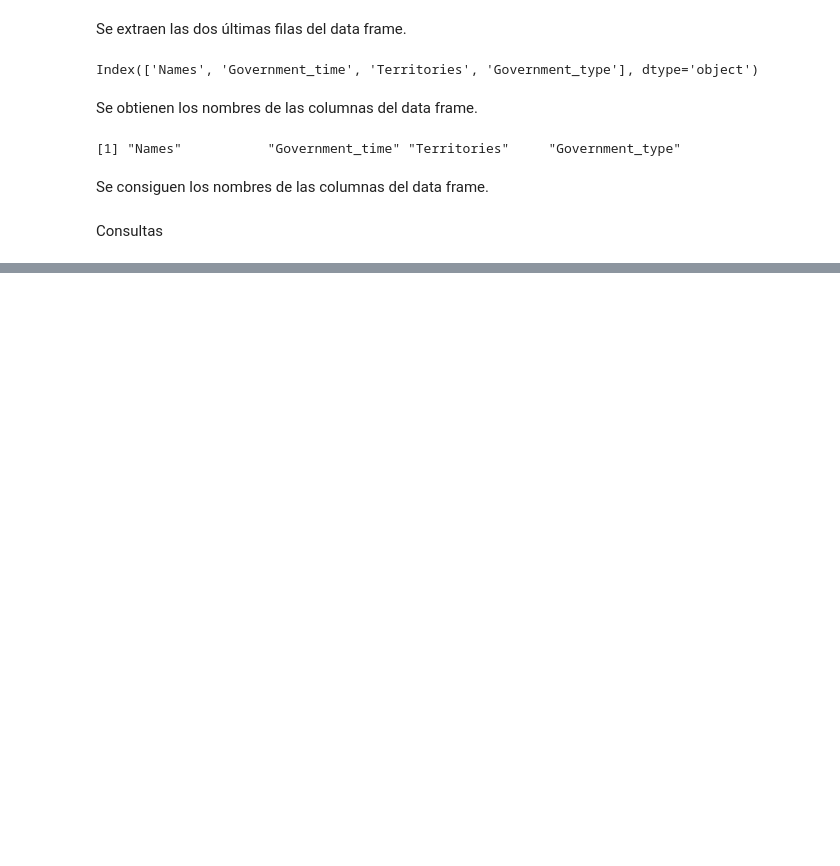
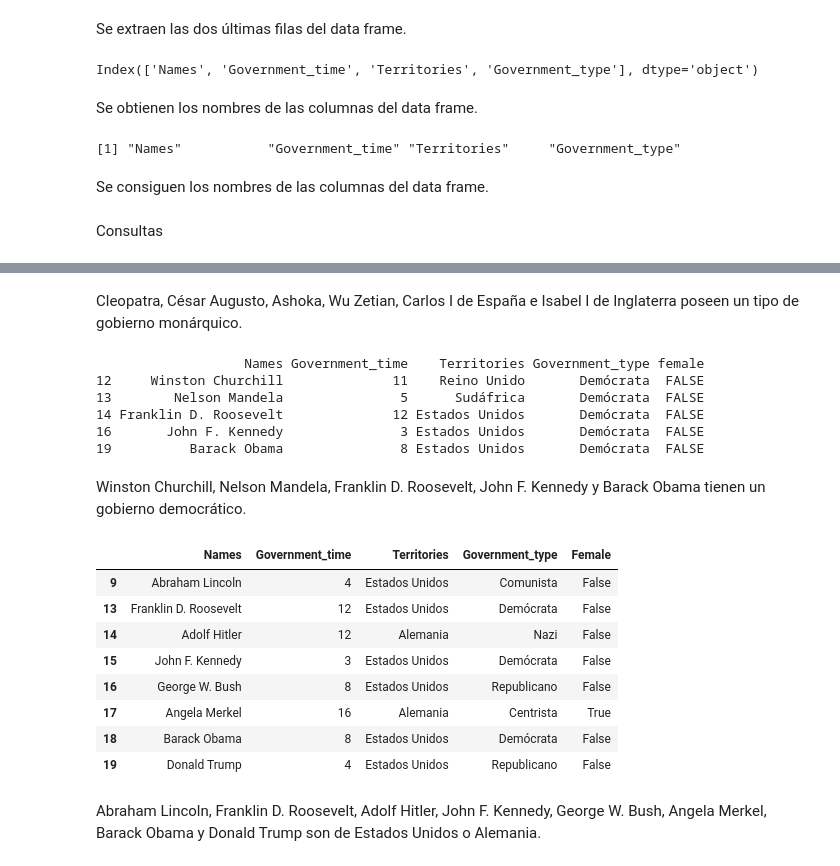
Before and after one commit to LuisPalominoR/Clase-3, a Jupyter notebook: 3b_PROTO.ipynb, the cells around one changed output, grey strips where cells are left out. Drawn from its saved outputs; the diff is of its cells as text; code cells hidden in the pictures; blank space fills up the shorter version.

```diff
--- a/3b_PROTO.ipynb
+++ b/3b_PROTO.ipynb
@@ -919,0 +1004,28 @@ Consultas
+# %% [markdown]
+Cleopatra, César Augusto, Ashoka, Wu Zetian, Carlos I de España e Isabel I de Inglaterra poseen un tipo de gobierno monárquico.
+# %%
+%%R
+DFR_new2[DFR_new2$Government_type=='Demócrata',]
+# %% [output]
+                   Names Government_time    Territories Government_type female
+12     Winston Churchill              11    Reino Unido       Demócrata  FALSE
+13        Nelson Mandela               5      Sudáfrica       Demócrata  FALSE
+14 Franklin D. Roosevelt              12 Estados Unidos       Demócrata  FALSE
+16       John F. Kennedy               3 Estados Unidos       Demócrata  FALSE
+19          Barack Obama               8 Estados Unidos       Demócrata  FALSE
+# %% [markdown]
+Winston Churchill, Nelson Mandela, Franklin D. Roosevelt, John F. Kennedy y Barack Obama tienen un gobierno democrático.
+# %%
+DFP_new2[DFP_new2.Territories.isin(['Estados Unidos','Alemania'])]
+# %% [output]
+|  | Names | Government_time | Territories | Government_type | Female |
+| 9 | Abraham Lincoln | 4 | Estados Unidos | Comunista | False |
+| 13 | Franklin D. Roosevelt | 12 | Estados Unidos | Demócrata | False |
+| 14 | Adolf Hitler | 12 | Alemania | Nazi | False |
+| 15 | John F. Kennedy | 3 | Estados Unidos | Demócrata | False |
+| 16 | George W. Bush | 8 | Estados Unidos | Republicano | False |
+| 17 | Angela Merkel | 16 | Alemania | Centrista | True |
+| 18 | Barack Obama | 8 | Estados Unidos | Demócrata | False |
+| 19 | Donald Trump | 4 | Estados Unidos | Republicano | False |
+# %% [markdown]
+Abraham Lincoln, Franklin D. Roosevelt, Adolf Hitler, John F. Kennedy, George W. Bush, Angela Merkel, Barack Obama y Donald Trump son de Estados Unidos o Alemania.
```
Also changed, not shown: parts of 28 cells of this notebook.
